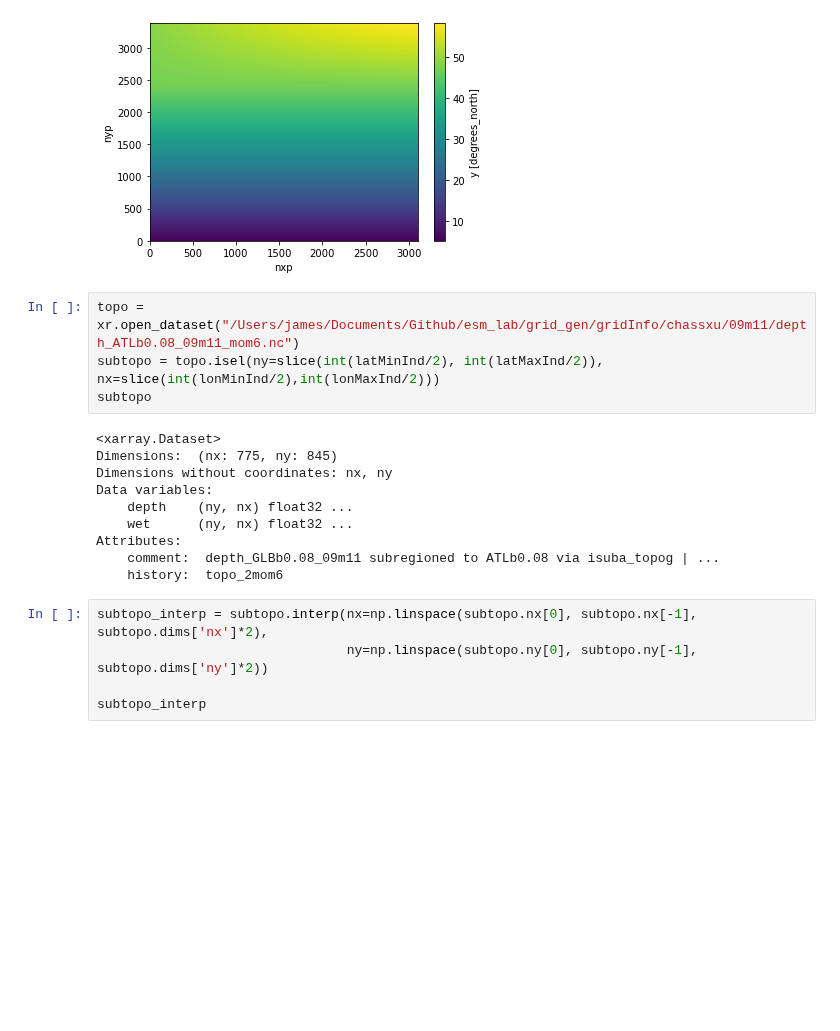
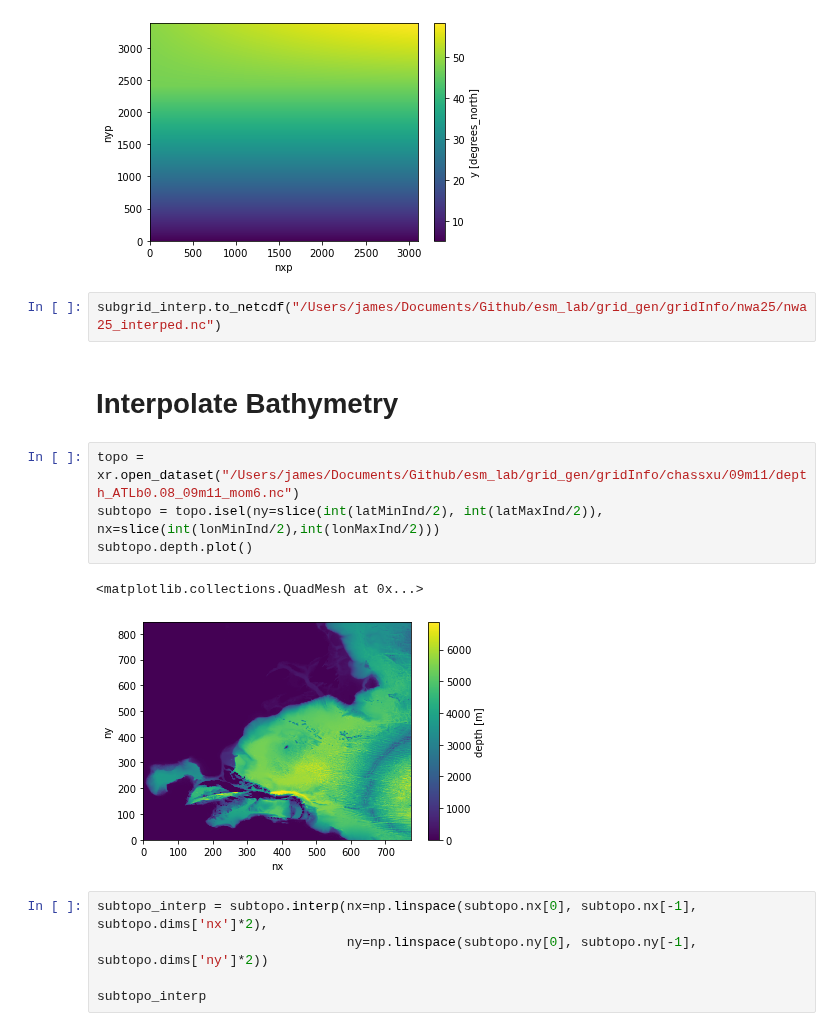
Before and after one commit to jsimkins2/esm_lab, a Jupyter notebook: grid_gen/gridfuncs/increase_grid_resolution.ipynb, the cells around one changed output. Saved outputs shown, nothing was run; the diff lists cells and outputs as text; blank space fills up the shorter version.

```diff
--- a/grid_gen/gridfuncs/increase_grid_resolution.ipynb
+++ b/grid_gen/gridfuncs/increase_grid_resolution.ipynb
@@ -64,20 +65,17 @@ subgrid_interp.y.plot()
 # %% [output]
 <matplotlib.collections.QuadMesh at 0x...>
 [figure]
+# %%
+subgrid_interp.to_netcdf("/Users/james/Documents/Github/esm_lab/grid_gen/gridInfo/nwa25/nwa25_interped.nc")
+# %% [markdown]
+# Interpolate Bathymetry
 # %%
 topo = xr.open_dataset("/Users/james/Documents/Github/esm_lab/grid_gen/gridInfo/chassxu/09m11/depth_ATLb0.08_09m11_mom6.nc")
 subtopo = topo.isel(ny=slice(int(latMinInd/2), int(latMaxInd/2)), nx=slice(int(lonMinInd/2),int(lonMaxInd/2)))
-subtopo
+subtopo.depth.plot()
 # %% [output]
-<xarray.Dataset>
-Dimensions:  (nx: 775, ny: 845)
-Dimensions without coordinates: nx, ny
-Data variables:
-    depth    (ny, nx) float32 ...
-    wet      (ny, nx) float32 ...
-Attributes:
-    comment:  depth_GLBb0.08_09m11 subregioned to ATLb0.08 via isuba_topog | ...
-    history:  topo_2mom6
+<matplotlib.collections.QuadMesh at 0x...>
+[figure, added]
 # %%
 subtopo_interp = subtopo.interp(nx=np.linspace(subtopo.nx[0], subtopo.nx[-1], subtopo.dims['nx']*2),
                                 ny=np.linspace(subtopo.ny[0], subtopo.ny[-1], subtopo.dims['ny']*2))
```
Also changed, not shown: parts of 23 cells of this notebook, 1 other file.
